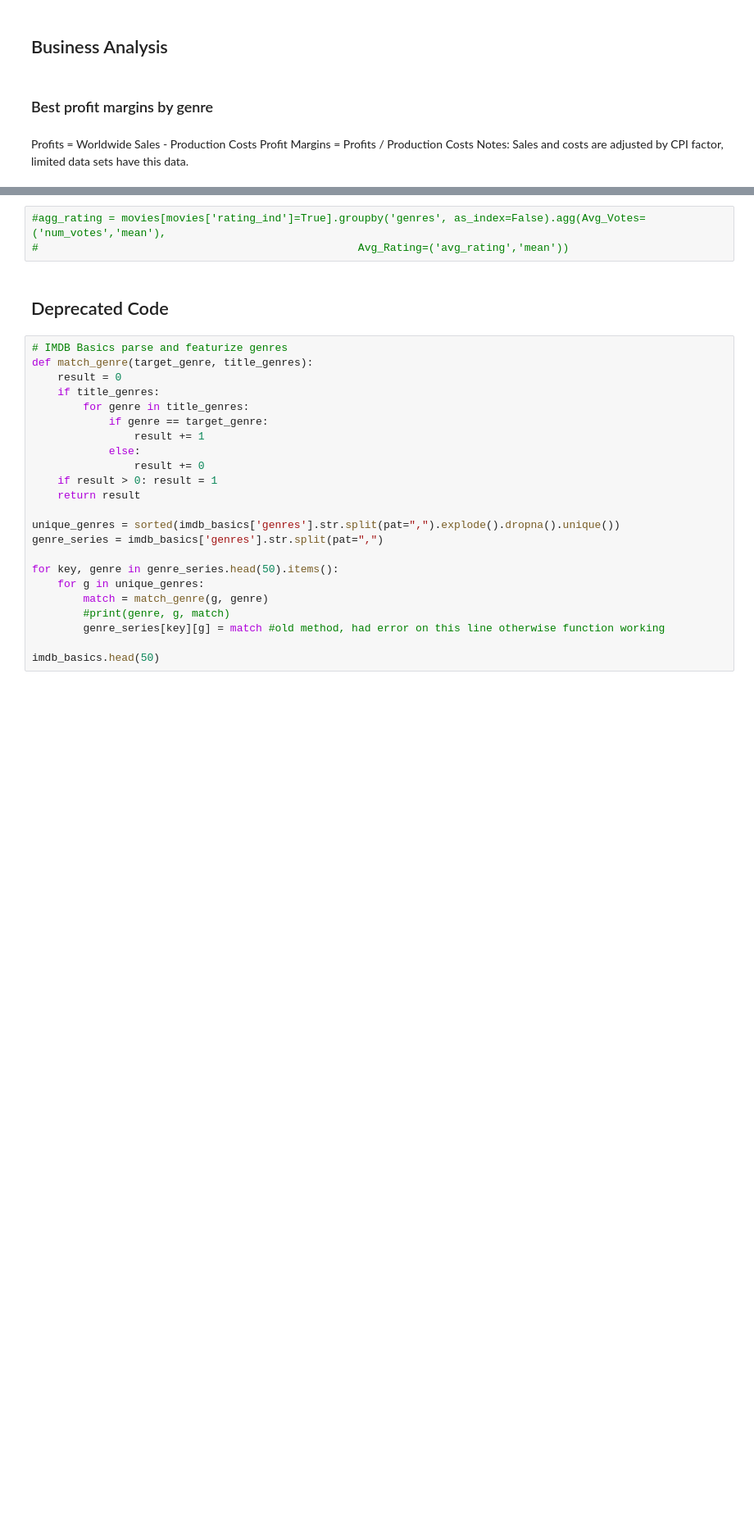
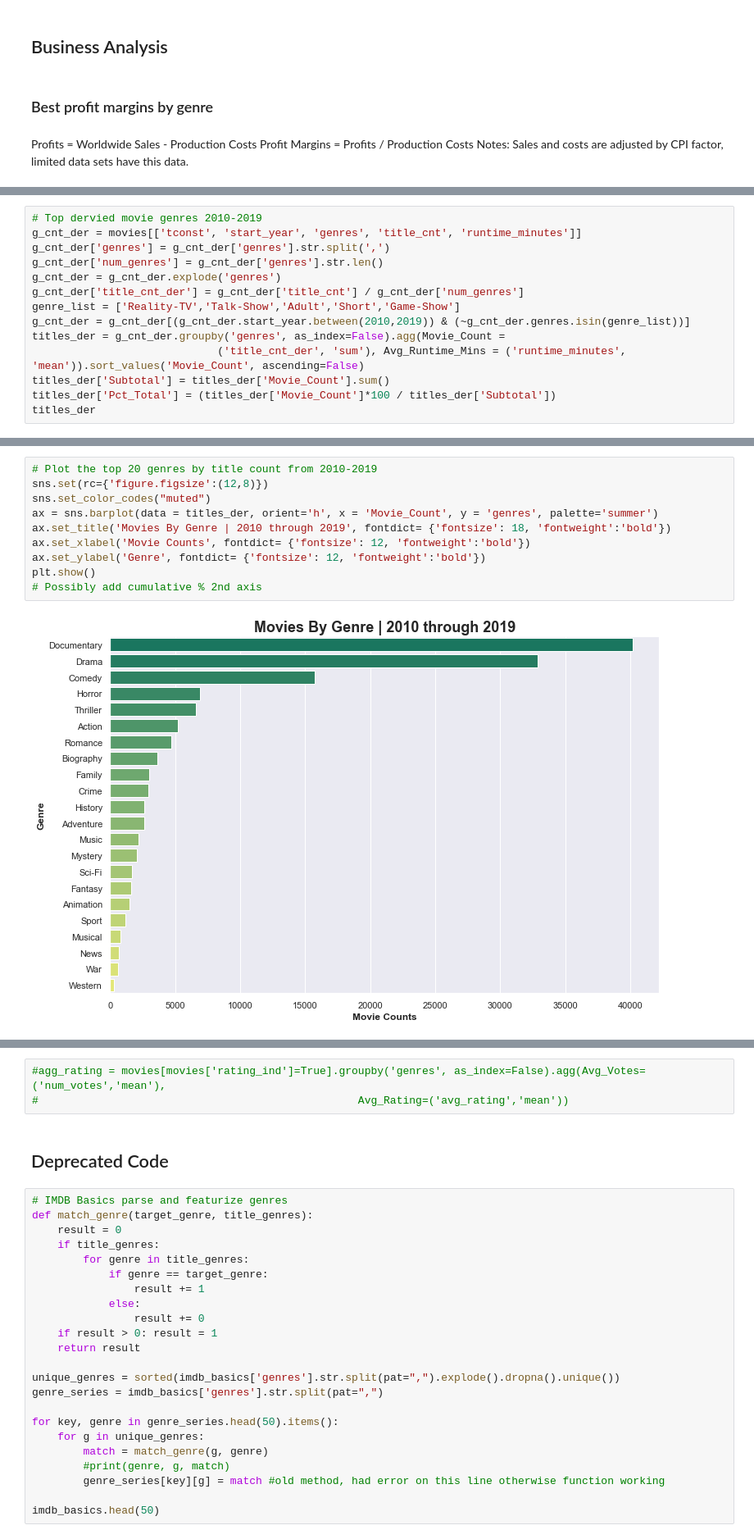
Before and after one commit to cutterback/movie-analysis-project, a Jupyter notebook: movie-analysis.ipynb, the cells around one changed output, grey strips where cells are left out. Shown at 82% size. Cells and saved outputs as stored; diff of their text form; blank space fills up the shorter version.

Commit message:
Add SNS plots movie counts and runtimes

```diff
--- a/movie-analysis.ipynb
+++ b/movie-analysis.ipynb
@@ -343,0 +194,14 @@ Name: Pct_Total, dtype: float64
+# %%
+# Top dervied movie genres 2010-2019
+g_cnt_der = movies[['tconst', 'start_year', 'genres', 'title_cnt', 'runtime_minutes']]
+g_cnt_der['genres'] = g_cnt_der['genres'].str.split(',')
+g_cnt_der['num_genres'] = g_cnt_der['genres'].str.len()
+g_cnt_der = g_cnt_der.explode('genres')
+g_cnt_der['title_cnt_der'] = g_cnt_der['title_cnt'] / g_cnt_der['num_genres']
+genre_list = ['Reality-TV','Talk-Show','Adult','Short','Game-Show']
+g_cnt_der = g_cnt_der[(g_cnt_der.start_year.between(2010,2019)) & (~g_cnt_der.genres.isin(genre_list))]
+titles_der = g_cnt_der.groupby('genres', as_index=False).agg(Movie_Count =
+                             ('title_cnt_der', 'sum'), Avg_Runtime_Mins = ('runtime_minutes', 'mean')).sort_values('Movie_Count', ascending=False)
+titles_der['Subtotal'] = titles_der['Movie_Count'].sum()
+titles_der['Pct_Total'] = (titles_der['Movie_Count']*100 / titles_der['Subtotal'])
+titles_der
@@ -343,0 +236,12 @@ Name: Pct_Total, dtype: float64
+# %%
+# Plot the top 20 genres by title count from 2010-2019
+sns.set(rc={'figure.figsize':(12,8)})
+sns.set_color_codes("muted")
+ax = sns.barplot(data = titles_der, orient='h', x = 'Movie_Count', y = 'genres', palette='summer')
+ax.set_title('Movies By Genre | 2010 through 2019', fontdict= {'fontsize': 18, 'fontweight':'bold'})
+ax.set_xlabel('Movie Counts', fontdict= {'fontsize': 12, 'fontweight':'bold'})
+ax.set_ylabel('Genre', fontdict= {'fontsize': 12, 'fontweight':'bold'})
+plt.show()
+# Possibly add cumulative % 2nd axis
+# %% [output]
+[figure, added]
```
Also changed, not shown: parts of 14 cells of this notebook.
